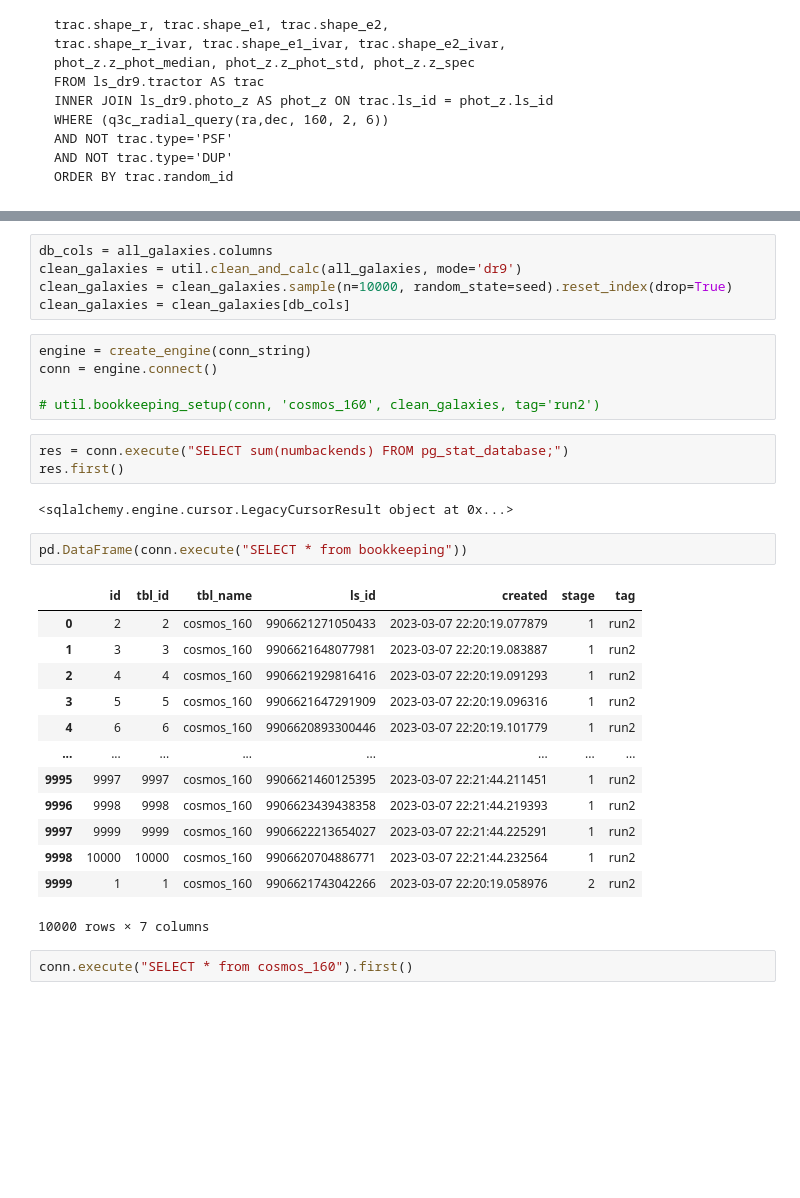
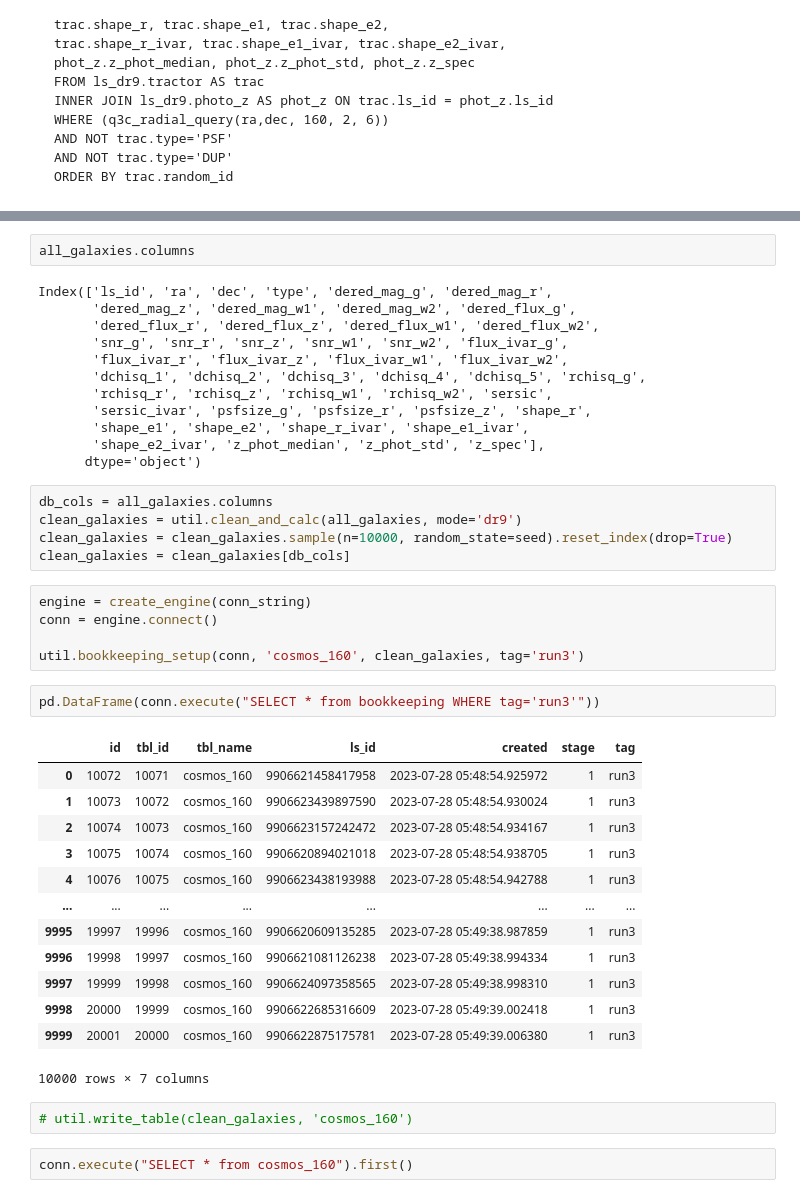
Before and after one commit to eramey16/galactic_lenses, a Jupyter notebook: Test_ML.ipynb, the cells around one changed output, grey strips where cells are left out. Saved outputs shown, nothing was run; the diff lists cells and outputs as text; blank space fills up the shorter version.

```diff
--- a/Test_ML.ipynb
+++ b/Test_ML.ipynb
@@ -45,3 +61,17 @@ plt.plot(all_galaxies.ra, all_galaxies.dec, '.', ms=1)
+# %%
+all_galaxies.columns
+# %% [output]
+Index(['ls_id', 'ra', 'dec', 'type', 'dered_mag_g', 'dered_mag_r',
+       'dered_mag_z', 'dered_mag_w1', 'dered_mag_w2', 'dered_flux_g',
+       'dered_flux_r', 'dered_flux_z', 'dered_flux_w1', 'dered_flux_w2',
+       'snr_g', 'snr_r', 'snr_z', 'snr_w1', 'snr_w2', 'flux_ivar_g',
+       'flux_ivar_r', 'flux_ivar_z', 'flux_ivar_w1', 'flux_ivar_w2',
+       'dchisq_1', 'dchisq_2', 'dchisq_3', 'dchisq_4', 'dchisq_5', 'rchisq_g',
+       'rchisq_r', 'rchisq_z', 'rchisq_w1', 'rchisq_w2', 'sersic',
+       'sersic_ivar', 'psfsize_g', 'psfsize_r', 'psfsize_z', 'shape_r',
+       'shape_e1', 'shape_e2', 'shape_r_ivar', 'shape_e1_ivar',
+       'shape_e2_ivar', 'z_phot_median', 'z_phot_std', 'z_spec'],
+      dtype='object')
 # %%
 db_cols = all_galaxies.columns
 clean_galaxies = util.clean_and_calc(all_galaxies, mode='dr9')
@@ -51,28 +81,25 @@ clean_galaxies = clean_galaxies[db_cols]
 engine = create_engine(conn_string)
 conn = engine.connect()
 
-# util.bookkeeping_setup(conn, 'cosmos_160', clean_galaxies, tag='run2')
+util.bookkeeping_setup(conn, 'cosmos_160', clean_galaxies, tag='run3')
-# %%
-res = conn.execute("SELECT sum(numbackends) FROM pg_stat_database;")
-res.first()
-# %% [output]
-<sqlalchemy.engine.cursor.LegacyCursorResult object at 0x...>
 # %%
-pd.DataFrame(conn.execute("SELECT * from bookkeeping"))
+pd.DataFrame(conn.execute("SELECT * from bookkeeping WHERE tag='run3'"))
 # %% [output]
 |  | id | tbl_id | tbl_name | ls_id | created | stage | tag |
-| 0 | 2 | 2 | cosmos_160 | 9906621271050433 | 2023-03-07 22:20:19.077879 | 1 | run2 |
-| 1 | 3 | 3 | cosmos_160 | 9906621648077981 | 2023-03-07 22:20:19.083887 | 1 | run2 |
-| 2 | 4 | 4 | cosmos_160 | 9906621929816416 | 2023-03-07 22:20:19.091293 | 1 | run2 |
-| 3 | 5 | 5 | cosmos_160 | 9906621647291909 | 2023-03-07 22:20:19.096316 | 1 | run2 |
-| 4 | 6 | 6 | cosmos_160 | 9906620893300446 | 2023-03-07 22:20:19.101779 | 1 | run2 |
+| 0 | 10072 | 10071 | cosmos_160 | 9906621458417958 | 2023-07-28 05:48:54.925972 | 1 | run3 |
+| 1 | 10073 | 10072 | cosmos_160 | 9906623439897590 | 2023-07-28 05:48:54.930024 | 1 | run3 |
+| 2 | 10074 | 10073 | cosmos_160 | 9906623157242472 | 2023-07-28 05:48:54.934167 | 1 | run3 |
+| 3 | 10075 | 10074 | cosmos_160 | 9906620894021018 | 2023-07-28 05:48:54.938705 | 1 | run3 |
+| 4 | 10076 | 10075 | cosmos_160 | 9906623438193988 | 2023-07-28 05:48:54.942788 | 1 | run3 |
 | ... | ... | ... | ... | ... | ... | ... | ... |
-| 9995 | 9997 | 9997 | cosmos_160 | 9906621460125395 | 2023-03-07 22:21:44.211451 | 1 | run2 |
-| 9996 | 9998 | 9998 | cosmos_160 | 9906623439438358 | 2023-03-07 22:21:44.219393 | 1 | run2 |
-| 9997 | 9999 | 9999 | cosmos_160 | 9906622213654027 | 2023-03-07 22:21:44.225291 | 1 | run2 |
-| 9998 | 10000 | 10000 | cosmos_160 | 9906620704886771 | 2023-03-07 22:21:44.232564 | 1 | run2 |
-| 9999 | 1 | 1 | cosmos_160 | 9906621743042266 | 2023-03-07 22:20:19.058976 | 2 | run2 |
+| 9995 | 19997 | 19996 | cosmos_160 | 9906620609135285 | 2023-07-28 05:49:38.987859 | 1 | run3 |
+| 9996 | 19998 | 19997 | cosmos_160 | 9906621081126238 | 2023-07-28 05:49:38.994334 | 1 | run3 |
+| 9997 | 19999 | 19998 | cosmos_160 | 9906624097358565 | 2023-07-28 05:49:38.998310 | 1 | run3 |
+| 9998 | 20000 | 19999 | cosmos_160 | 9906622685316609 | 2023-07-28 05:49:39.002418 | 1 | run3 |
+| 9999 | 20001 | 20000 | cosmos_160 | 9906622875175781 | 2023-07-28 05:49:39.006380 | 1 | run3 |
 10000 rows × 7 columns
+# %%
+# util.write_table(clean_galaxies, 'cosmos_160')
 # %%
 conn.execute("SELECT * from cosmos_160").first()
 # %% [output]
```
Also changed, not shown: parts of 12 cells of this notebook, 7 other files.
